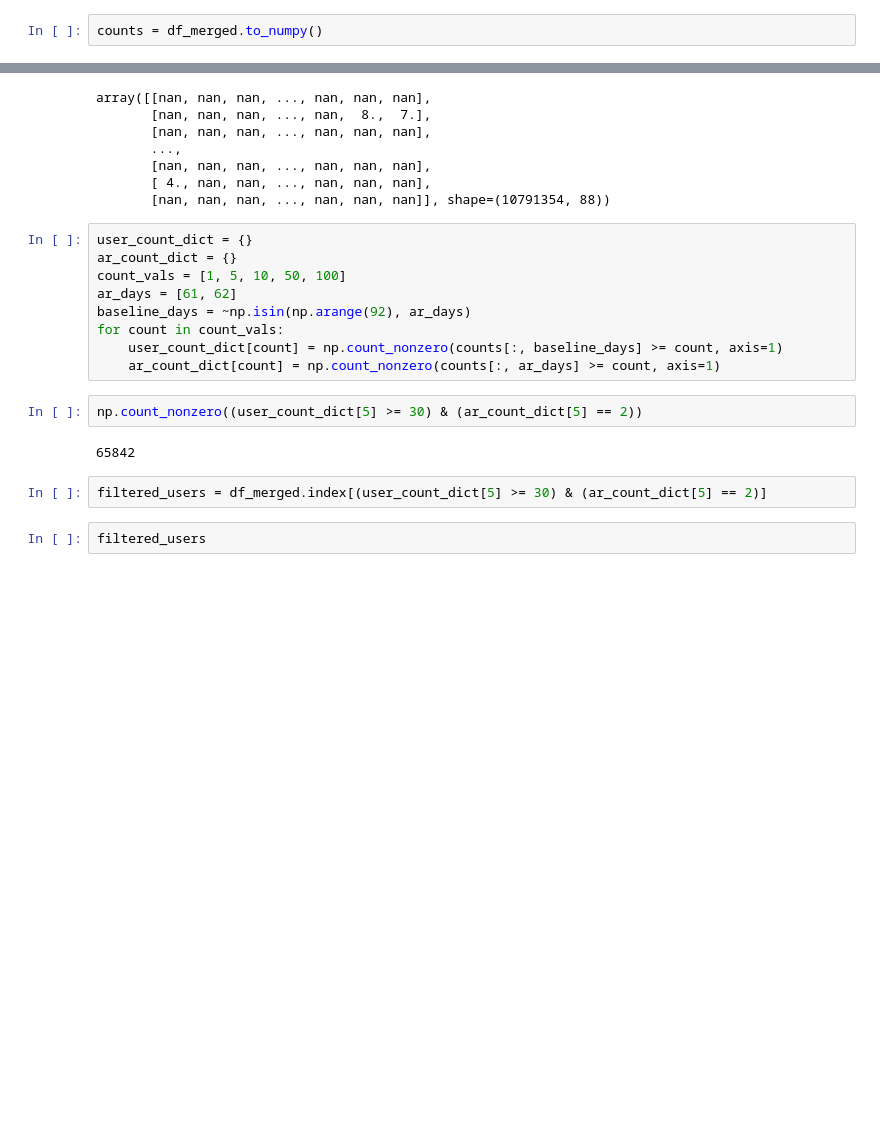
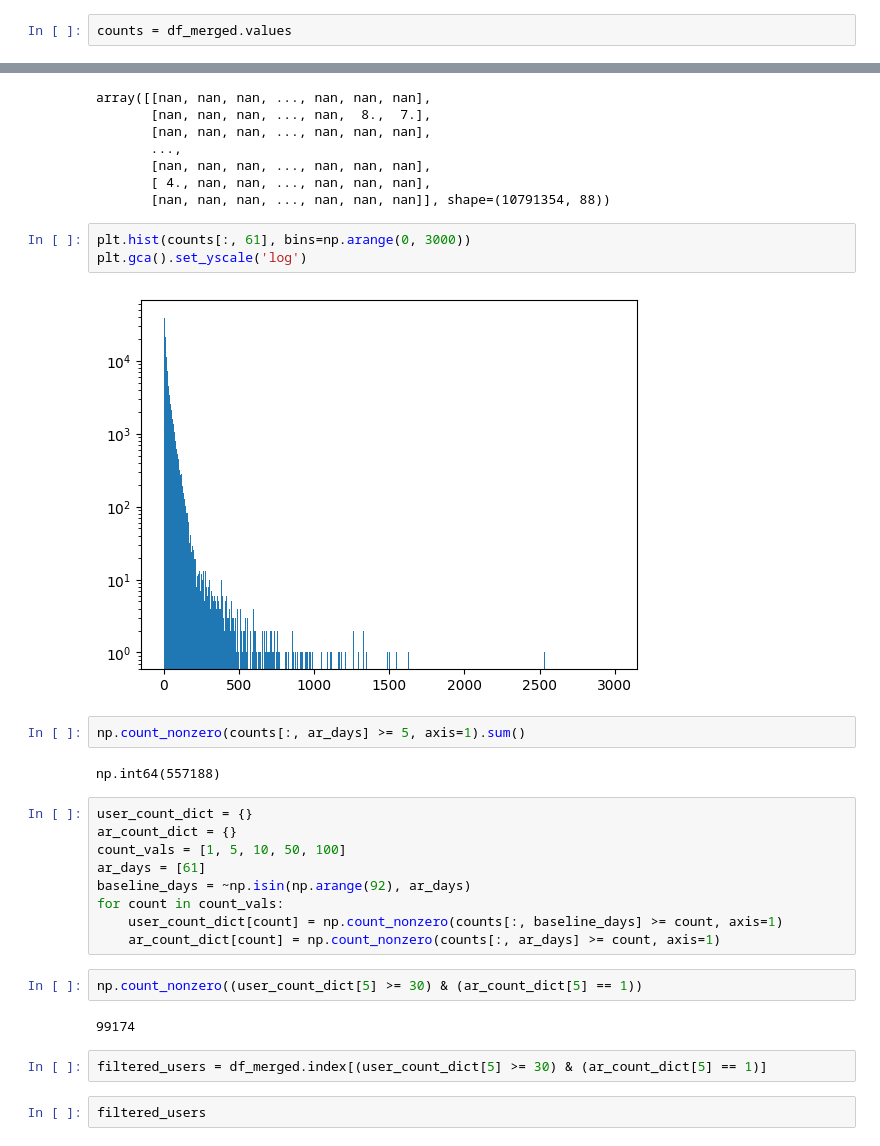
Before and after one commit to ai2es/cat-rain, a Jupyter notebook: notebooks/filter_sensitivity.ipynb, the cells around one changed output, grey strips where cells are left out. Drawn from its saved outputs; the diff is of its cells as text; blank space fills up the shorter version.

```diff
--- a/notebooks/filter_sensitivity.ipynb
+++ b/notebooks/filter_sensitivity.ipynb
@@ -434,4 +434,4 @@ sys.getsizeof(df_merged)
 # %% [output]
 9248190542
 # %%
-counts = df_merged.to_numpy()
+counts = df_merged.values
@@ -447,21 +451,30 @@ array([[nan, nan, nan, ..., nan, nan, nan],
        [nan, nan, nan, ..., nan, nan, nan],
        [ 4., nan, nan, ..., nan, nan, nan],
        [nan, nan, nan, ..., nan, nan, nan]], shape=(10791354, 88))
+# %%
+plt.hist(counts[:, 61], bins=np.arange(0, 3000))
+plt.gca().set_yscale('log')
+# %% [output]
+[figure, added]
+# %%
+np.count_nonzero(counts[:, ar_days] >= 5, axis=1).sum()
+# %% [output]
+np.int64(557188)
 # %%
 user_count_dict = {}
 ar_count_dict = {}
 count_vals = [1, 5, 10, 50, 100]
-ar_days = [61, 62]
+ar_days = [61]
 baseline_days = ~np.isin(np.arange(92), ar_days)
 for count in count_vals:
     user_count_dict[count] = np.count_nonzero(counts[:, baseline_days] >= count, axis=1)
     ar_count_dict[count] = np.count_nonzero(counts[:, ar_days] >= count, axis=1)
 # %%
-np.count_nonzero((user_count_dict[5] >= 30) & (ar_count_dict[5] == 2))
+np.count_nonzero((user_count_dict[5] >= 30) & (ar_count_dict[5] == 1))
 # %% [output]
-65842
+99174
 # %%
-filtered_users = df_merged.index[(user_count_dict[5] >= 30) & (ar_count_dict[5] == 2)]
+filtered_users = df_merged.index[(user_count_dict[5] >= 30) & (ar_count_dict[5] == 1)]
 # %%
 filtered_users
 # %% [output]
```
Also changed, not shown: parts of 1 cell of this notebook, 2 other files.
